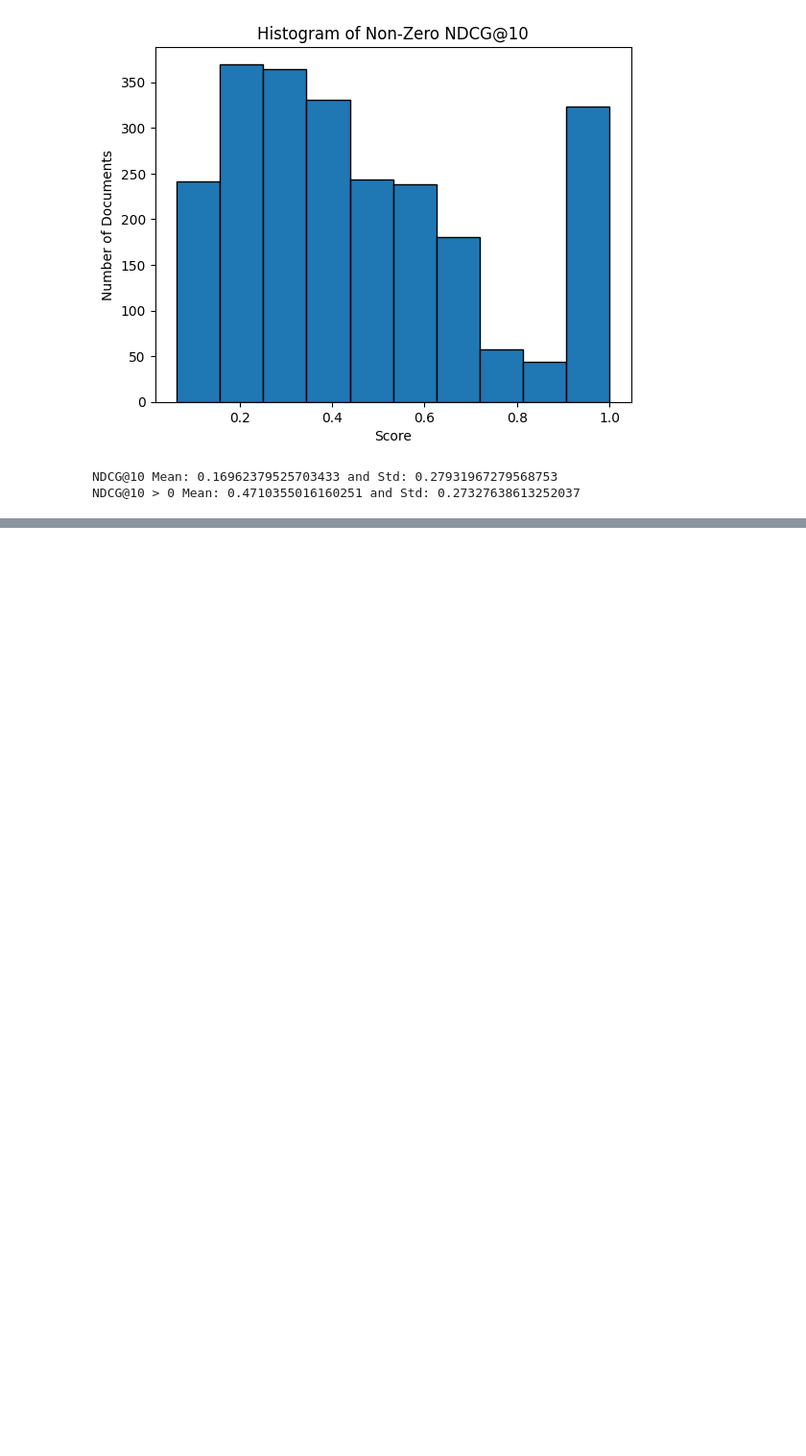
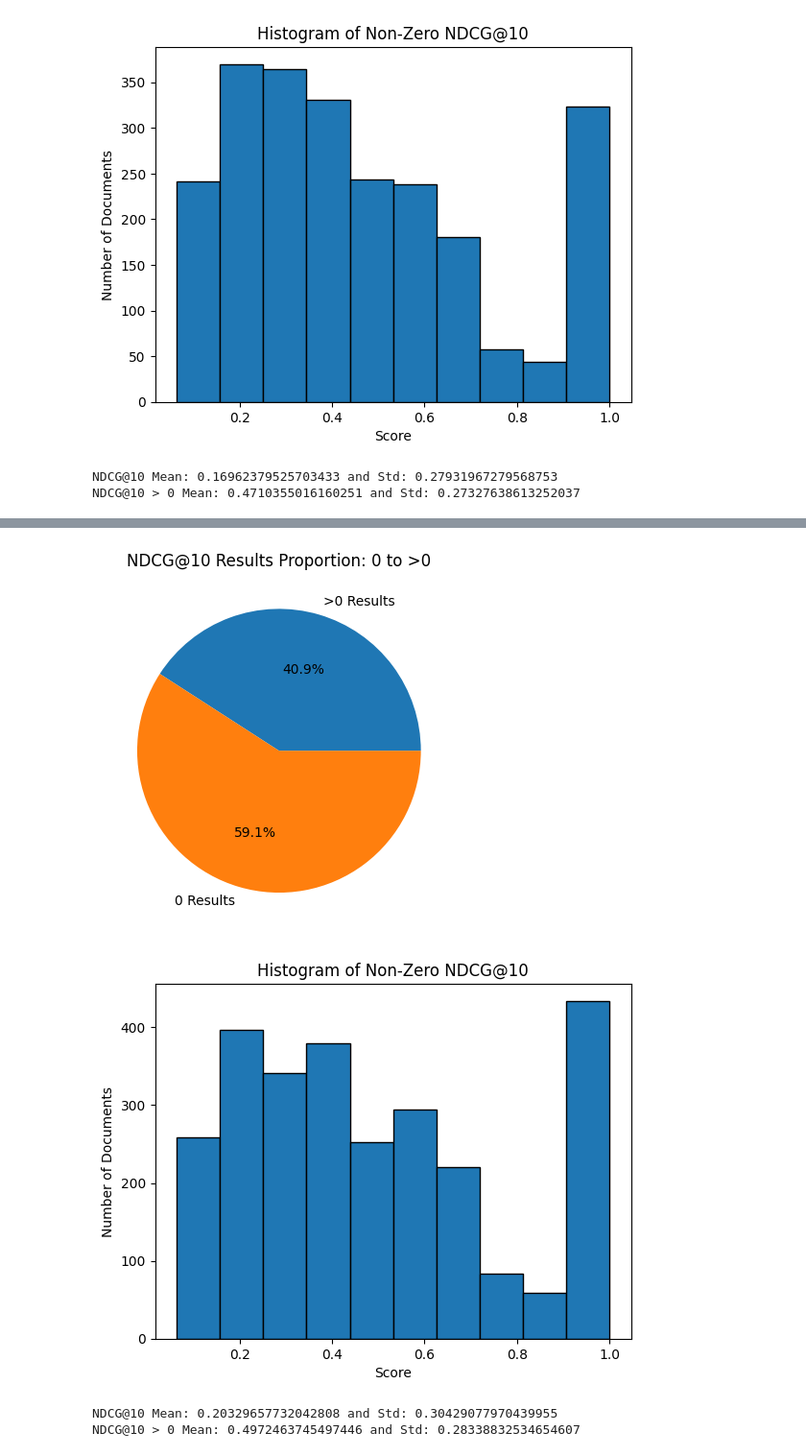
Before and after one commit to mwardynski/nlp, a Jupyter notebook: lab3/levensthein.ipynb, the cells around one changed output, grey strips where cells are left out. Shown at 96% size. Cells and saved outputs as stored; diff of their text form; code cells hidden in the pictures; blank space fills up the shorter version.

```diff
--- a/lab3/levensthein.ipynb
+++ b/lab3/levensthein.ipynb
@@ -629,0 +676,8 @@ Wszystko to wskazuje na zdecydowaną potrzebę lepszego przygotowania danych do
+# %%
+ndcgs = calculate_ndcgs(fiqa_queries['queries'], 'text', '', False)
+present_results(ndcgs)
+# %% [output]
+[figure, added]
+[figure, added]
+NDCG@10 Mean: 0.20329657732042808 and Std: 0.30429077970439955
+NDCG@10 > 0 Mean: 0.4972463745497446 and Std: 0.28338832534654607
```
Also changed, not shown: parts of 5 cells of this notebook, 1 other file.
